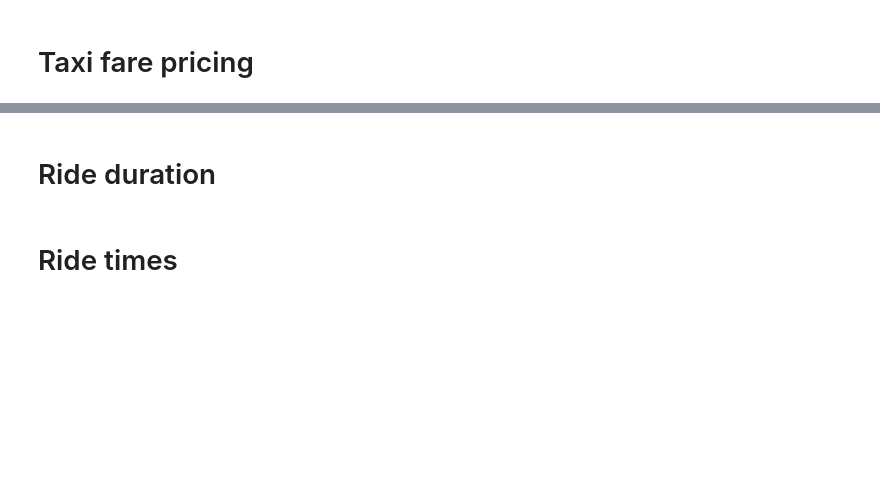
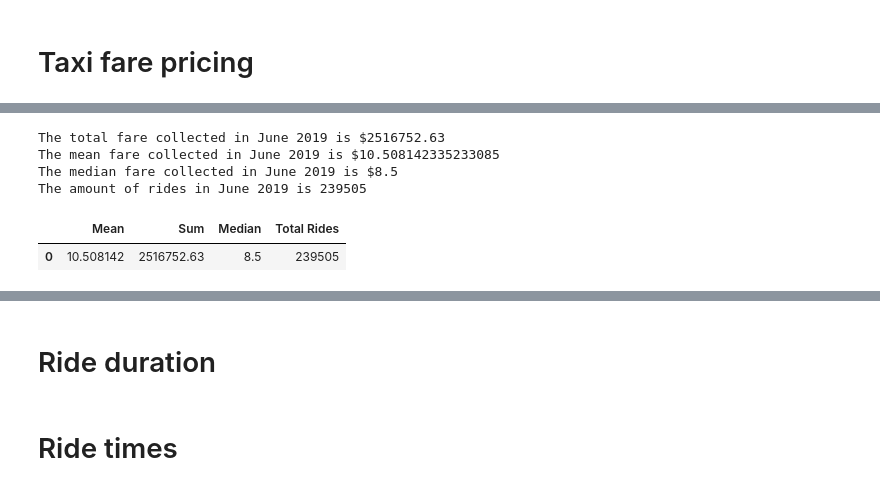
Before and after one commit to ILekawa9/Project-1, a Jupyter notebook: NYC_Taxi_RIdeshare_Final.ipynb, the cells around one changed output, grey strips where cells are left out. Saved outputs shown, nothing was run; the diff lists cells and outputs as text; code cells hidden in the pictures; blank space fills up the shorter version.

```diff
--- a/NYC_Taxi_RIdeshare_Final.ipynb
+++ b/NYC_Taxi_RIdeshare_Final.ipynb
@@ -276,19 +298,26 @@ dec_2015_df
 # %%
 #June 2019
-fare_amount = yt_june_2019_df['fare_amount']
+fare_amount = june_2019_taxi['fare_amount']
 june_sum = fare_amount.sum()
 june_mean = fare_amount.mean()
 june_median = fare_amount.median()
 june_rows = fare_amount.count()
 
 
 print(f'The total fare collected in June 2019 is ${june_sum}')
 print(f'The mean fare collected in June 2019 is ${june_mean}')
 print(f'The median fare collected in June 2019 is ${june_median}')
 print(f'The amount of rides in June 2019 is {june_rows}')
 
 june_2019_df = pd.DataFrame({'Mean': june_mean, 'Sum': june_sum, 'Median': june_median,
                              'Total Rides': june_rows}, index=[0])
 june_2019_df
+# %% [output]
+The total fare collected in June 2019 is $2516752.63
+The mean fare collected in June 2019 is $10.508142335233085
+The median fare collected in June 2019 is $8.5
+The amount of rides in June 2019 is 239505
+|  | Mean | Sum | Median | Total Rides |
+| 0 | 10.508142 | 2516752.63 | 8.5 | 239505 |
 # %%
 #Dec 2019
```
Also changed, not shown: parts of 21 cells of this notebook.
